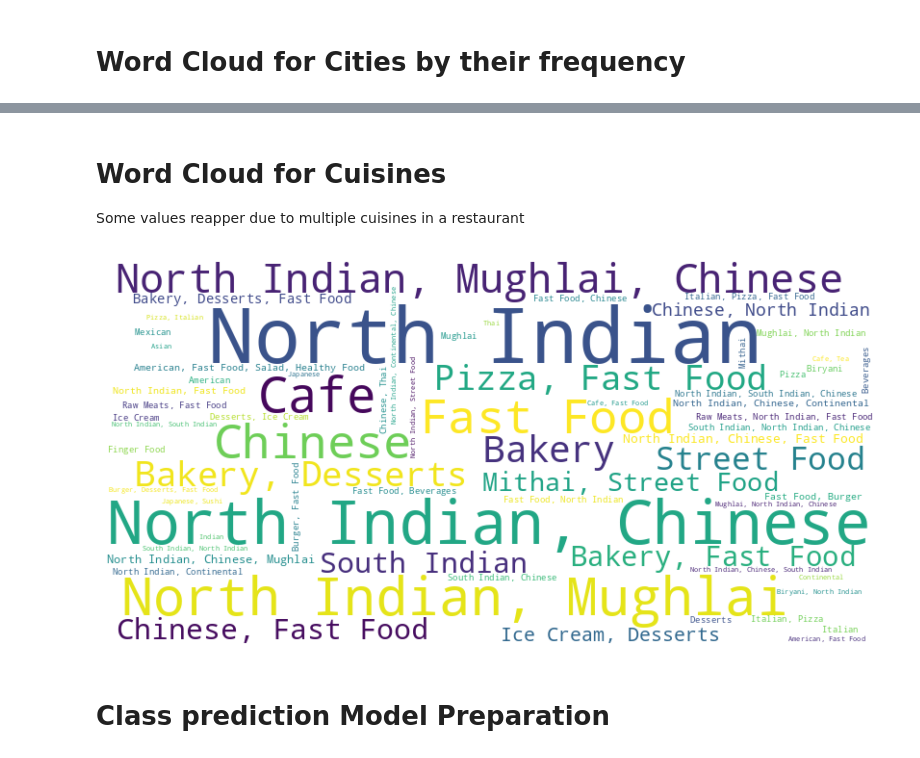
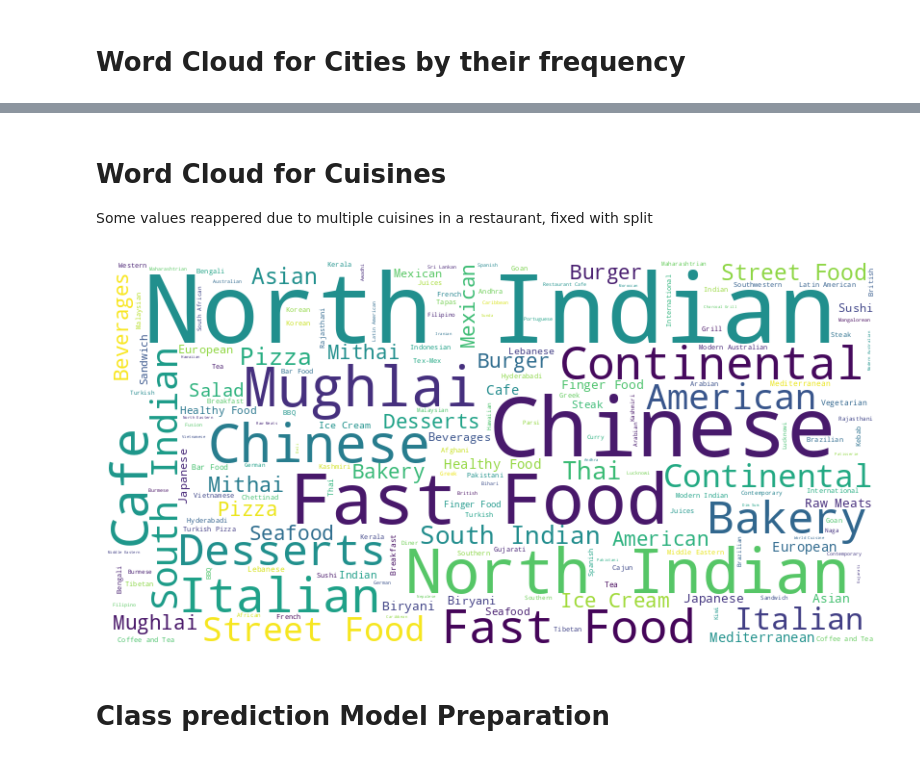
Before and after one commit to anilceyhanyeni/Data_Analysis, a Jupyter notebook: zomato.ipynb, the cells around one changed output, grey strips where cells are left out. Cells and saved outputs as stored; diff of their text form; code cells hidden in the pictures.

```diff
--- a/zomato.ipynb
+++ b/zomato.ipynb
@@ -183,4 +185,4 @@ plt.show()
 # %% [markdown]
 # Word Cloud for Cuisines
 
-Some values reapper due to multiple cuisines in a restaurant
+Some values reappered due to multiple cuisines in a restaurant, fixed with split
@@ -189,16 +189,15 @@ cuisine_counts = df['Cuisines'].str.split(",").explode().value_counts().to_dict(
 # %%
 # Generating word cloud for cuisines
 
-cuisine_counts = df['Cuisines'].value_counts().to_dict()
-
+cuisine_counts = df['Cuisines'].str.split(",").explode().value_counts().to_dict()
 wc = WordCloud(width=800, height=400, background_color="white").generate_from_frequencies(cuisine_counts)
 
 plt.figure(figsize=(10, 5))
 plt.imshow(wc, interpolation='bilinear')
 plt.axis("off")
 plt.show()
 # %% [output]
-[figure, old version]
+[figure, new version]
 # %% [markdown]
 # Class prediction Model Preparation
 # %% [markdown]
```
Also changed, not shown: parts of 5 cells of this notebook.
